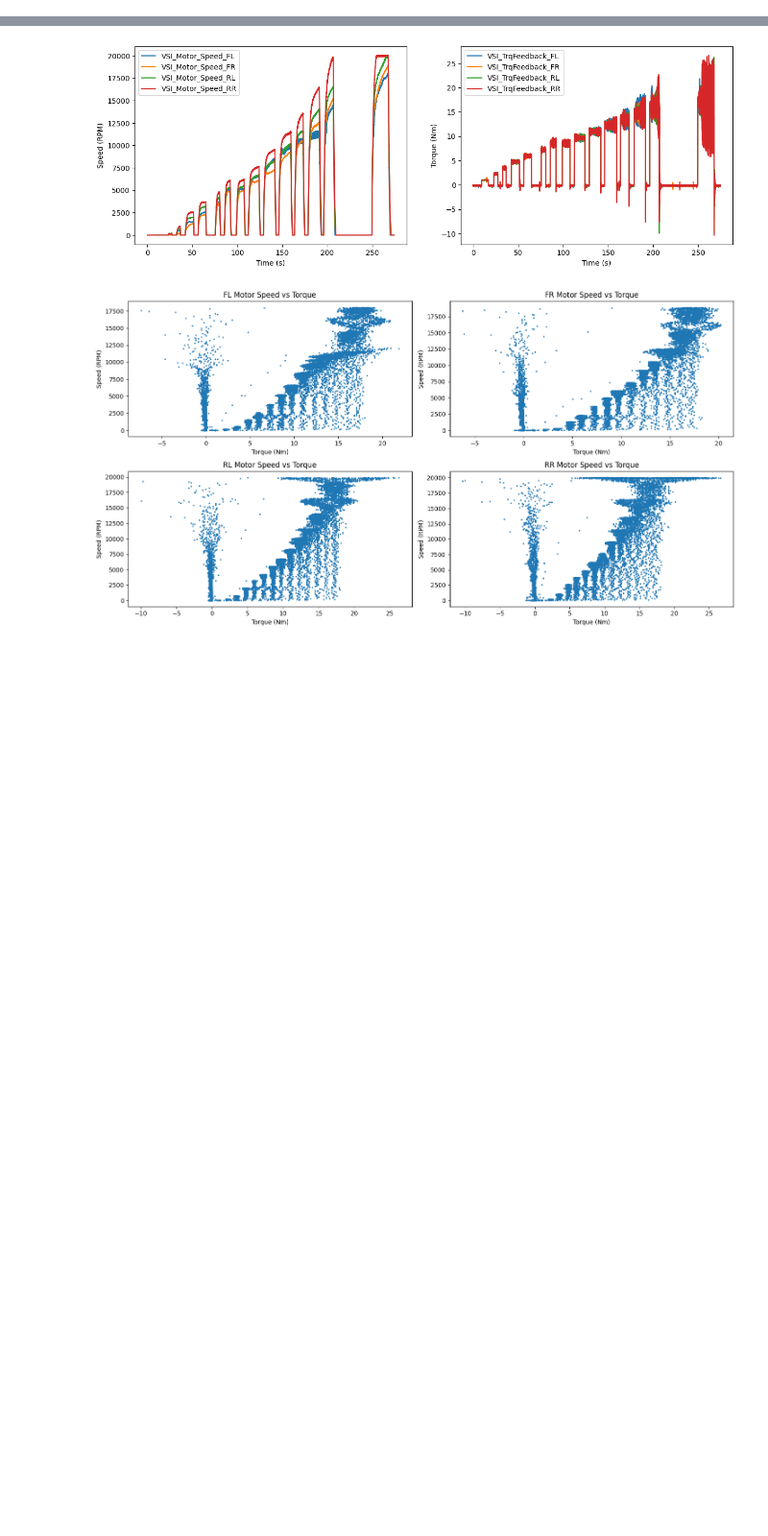
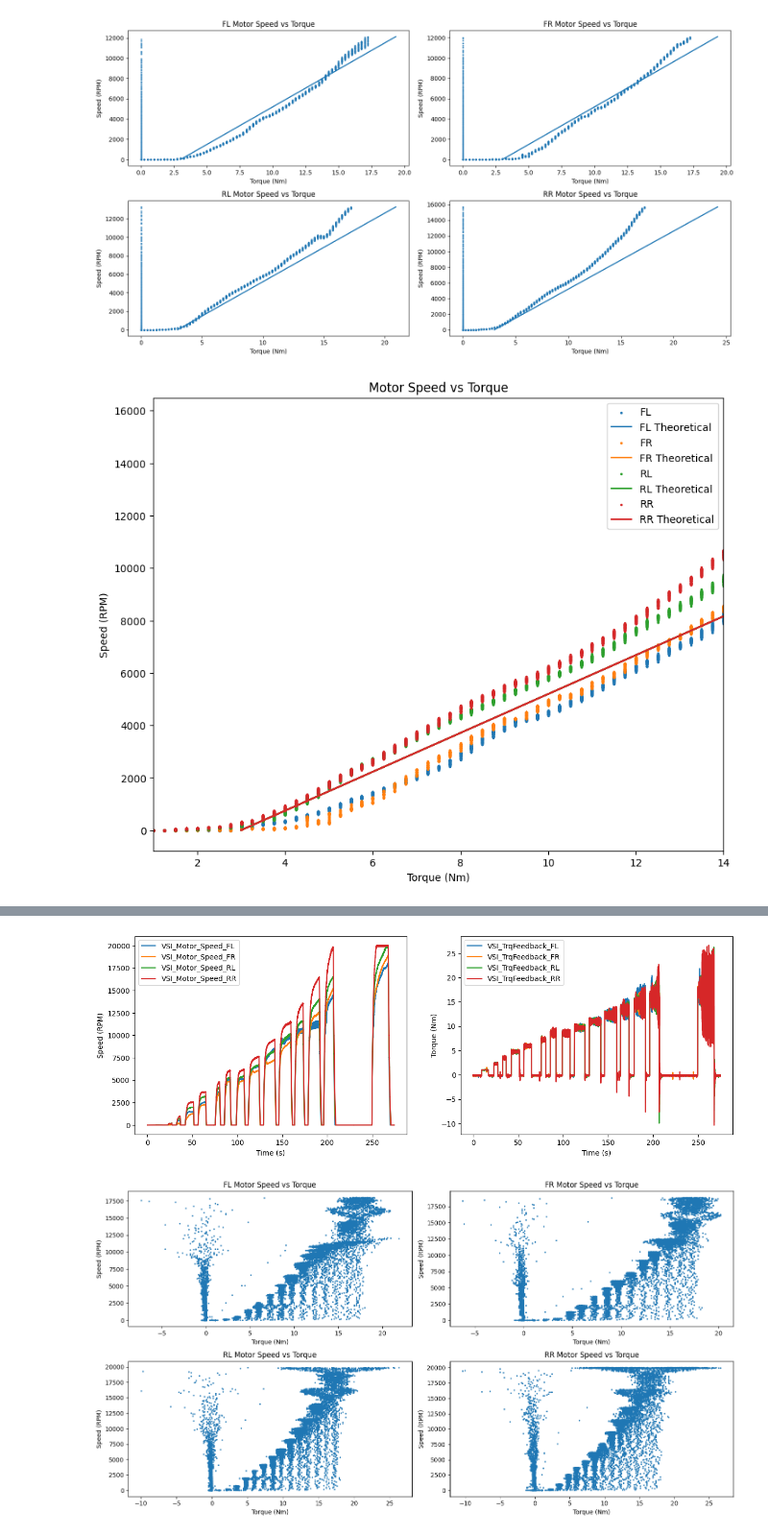
Before and after one commit to Sebibi/EPFLRT-Data-Fetcher, a Jupyter notebook: notebooks/system_id_wheels.ipynb, the cells around one changed output, grey strips where cells are left out. Shown at 96% size. Cells and saved outputs as stored; diff of their text form; code cells hidden in the pictures; blank space fills up the shorter version.

```diff
--- a/notebooks/system_id_wheels.ipynb
+++ b/notebooks/system_id_wheels.ipynb
@@ -73,3 +79,36 @@ plt.show()
+# %%
+rpm_vwheel = 3.14 / (30.0 * 13.2)
+ks = 3
+kd = 0.17 * rpm_vwheel
+for i, wheel in enumerate(wheel_names):
+    linear_torque_cmd[f'Theoretical_Torque_{wheel}'] = linear_torque_cmd[speed_names[i]] * kd + ks
+
+# For each wheel, plot the motor speed vs torque
+fig, ax = plt.subplots(2, 2, figsize=(15, 8))
+for i, wheel in enumerate(wheel_names):
+    ax[i//2, i%2].scatter(linear_torque_cmd[cmd_names[i]], linear_torque_cmd[speed_names[i]], s=2)
+    ax[i//2, i%2].plot(linear_torque_cmd[f'Theoretical_Torque_{wheel}'], linear_torque_cmd[speed_names[i]], label=f'{wheel} Theoretical')
+    ax[i//2, i%2].set_xlabel('Torque (Nm)')
+    ax[i//2, i%2].set_ylabel('Speed (RPM)')
+    ax[i//2, i%2].set_title(f'{wheel} Motor Speed vs Torque')
+plt.tight_layout()
+
+# PLot on a single graph
+fig, ax = plt.subplots(1, 1, figsize=(10, 8))
+for i, wheel in enumerate(wheel_names):
+    ax.scatter(linear_torque_cmd[cmd_names[i]], linear_torque_cmd[speed_names[i]], s=2, label=wheel)
+    ax.plot(linear_torque_cmd[f'Theoretical_Torque_{wheel}'], linear_torque_cmd[speed_names[i]], label=f'{wheel} Theoretical')
+
+
+ax.set_xlabel('Torque (Nm)')
+ax.set_ylabel('Speed (RPM)')
+ax.set_title('Motor Speed vs Torque')
+ax.set_xlim([1, 14])
+ax.legend()
+plt.show()
+# %% [output]
+[figure, added]
+[figure, added]
 # %%
 # Fit a linear model to the data
 from sklearn.linear_model import LinearRegression
```
Also changed, not shown: parts of 11 cells of this notebook, 6 other files.
